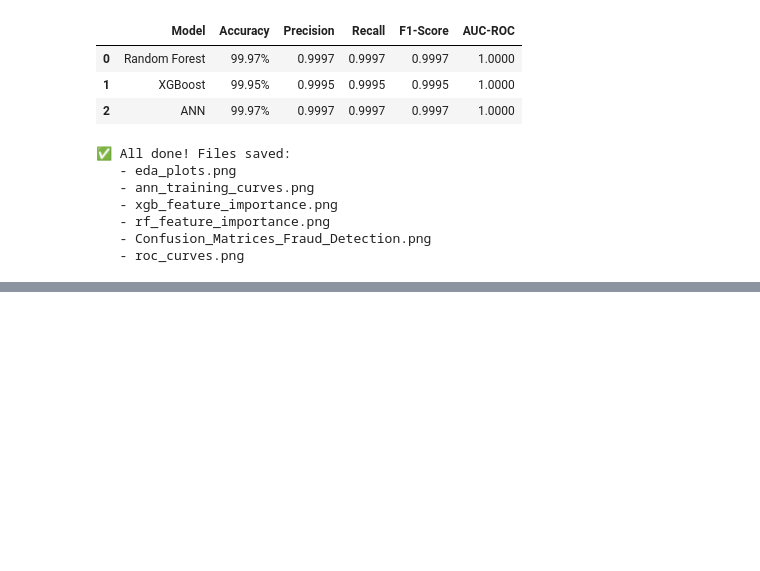
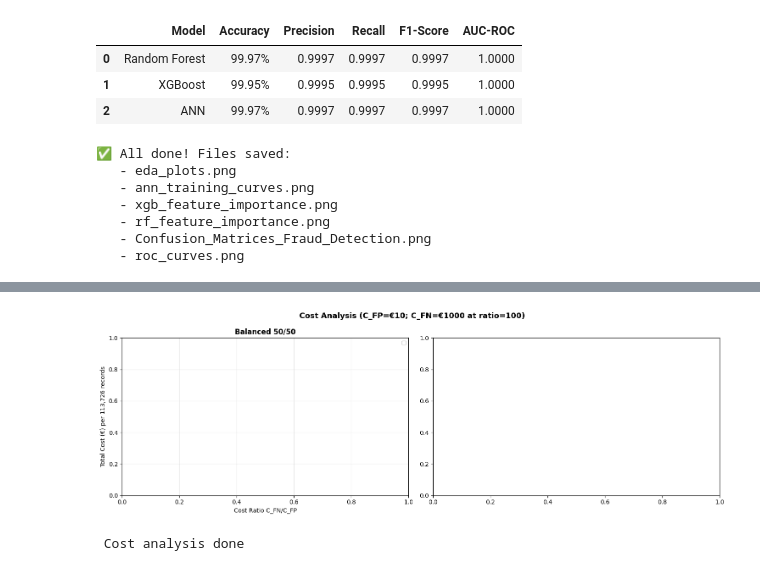
Before and after one commit to Dabomd/FirstProject, a Jupyter notebook: dataset_2023.ipynb, the cells around one changed output, grey strips where cells are left out. Cells and saved outputs as stored; diff of their text form; code cells hidden in the pictures; blank space fills up the shorter version.

```diff
--- a/dataset_2023.ipynb
+++ b/dataset_2023.ipynb
@@ -793,0 +881,77 @@ Classifier Performance Summary
+# %%
+# SECTION 12: COST-SENSITIVE ANALYSIS
+# C_FN = €1,000  |  C_FP = €10
+# ─────────────────────────────────────────────────────────────
+print("\n" + "="*55)
+print("COST-SENSITIVE ANALYSIS")
+print("="*55)
+
+C_FN = 1000   # €1,000 per undetected fraud
+C_FP = 10     # €10 per false alarm
+
+print("\nBalanced 50/50 dataset (FN=0 for all models):")
+# This loop relies on 'all_results' being populated. If it's empty, this loop will simply not execute.
+for res in all_results:
+    # Assuming 'fn' and 'fp' keys exist in results if 'all_results' is populated.
+    # This part won't be reached if all_results is empty.
+    cost = res['fn']*C_FN + res['fp']*C_FP
+    print(f"  {res['name']:20}: FN={res['fn']}  FP={res['fp']}  "
+          f"Total Cost = €{cost:,}")
+
+# Cost across ratios
+cost_ratios = [1, 5, 10, 20, 50, 100, 200, 500]
+fig, axes = plt.subplots(1,2,figsize=(15,5))
+fig.suptitle(f"Cost Analysis (C_FP=€{C_FP}; C_FN=€{C_FN} at ratio=100)",
+             fontsize=13, fontweight='bold')
+
+# This loop also relies on 'all_results' being populated. If it's empty, this loop will simply not execute.
+for res, color, ls in zip(all_results,
+    ['#EF5350','#FF9800','#43A047'],['-','--','-.']):
+    cost_b = res['fn']*np.array(cost_ratios)*C_FP + res['fp']*C_FP
+    axes[0].plot(cost_ratios, cost_b, color=color, lw=2.5, ls=ls,
+                 label=f"{res['name']} (FP={res['fp']}, FN={res['fn']})")
+axes[0].set_xlabel('Cost Ratio C_FN/C_FP')
+axes[0].set_ylabel(f'Total Cost (€) per {len(y_test):,} records')
+axes[0].set_title('Balanced 50/50', fontweight='bold')
+axes[0].legend(fontsize=9); axes[0].grid(True, alpha=0.3)
+
+# Simulate threshold lowering for imbalanced — vary threshold
+print("\nThreshold optimisation (cost minimisation):")
+
+# Defensive check for missing variables
+# y_test is also needed here, as well as y_prob_ann, y_prob_xgb, y_prob_rf, and all_results
+if not all_results or \
+   'y_prob_ann' not in globals() or \
+   'y_prob_xgb' not in globals() or \
+   'y_prob_rf' not in globals() or \
+   'y_test' not in globals():
+    print("\nERROR: Critical variables for 'Threshold optimisation' cost analysis (y_prob_ann, y_prob_xgb, y_prob_rf, y_test, or all_results list) are missing.")
+    print("       Please ensure SECTION 7 (ANN), SECTION 8 (XGBoost), and SECTION 9 (Random Forest) cells, and preceding data preprocessing, are executed successfully.")
+else:
+    for res, prob, color, ls in zip(
+        all_results,
+        [y_prob_ann, y_prob_xgb, y_prob_rf],
+        ['#EF5350','#FF9800','#43A047'],['-','--','-.']):
+        thresholds = np.linspace(0.01, 0.99, 99)
+        costs = []
+        for t in thresholds:
+            yp = (prob >= t).astype(int)
+            fn = ((yp==0) & (y_test==1)).sum()
+            fp = ((yp==1) & (y_test==0)).sum()
+            costs.append(fn*C_FN + fp*C_FP)
+        opt_thresh = thresholds[np.argmin(costs)]
+        axes[1].plot(thresholds, costs, color=color, lw=2, ls=ls,
+                     label=f"{res['name']} (opt τ={opt_thresh:.2f})")
+        print(f"  {res['name']:20}: Optimal τ={opt_thresh:.2f}  "
+              f"Min Cost=€{min(costs):,.0f}")
+    axes[1].axvline(0.5, color='gray', lw=1, ls=':', alpha=0.7, label='Default τ=0.5')
+    axes[1].set_xlabel('Classification Threshold τ')
+    axes[1].set_ylabel(f'Total Cost (€)')
+    axes[1].set_title('Cost vs Threshold', fontweight='bold')
+    axes[1].legend(fontsize=9); axes[1].grid(True, alpha=0.3)
+
+plt.tight_layout()
+plt.savefig('cost_analysis.png', dpi=150, bbox_inches='tight')
+plt.show()
+print(" Cost analysis done")
+# %% [output]
@@ -793,0 +968,2 @@ Classifier Performance Summary
+[figure, added]
+ Cost analysis done
```
Also changed, not shown: parts of 23 cells of this notebook.
